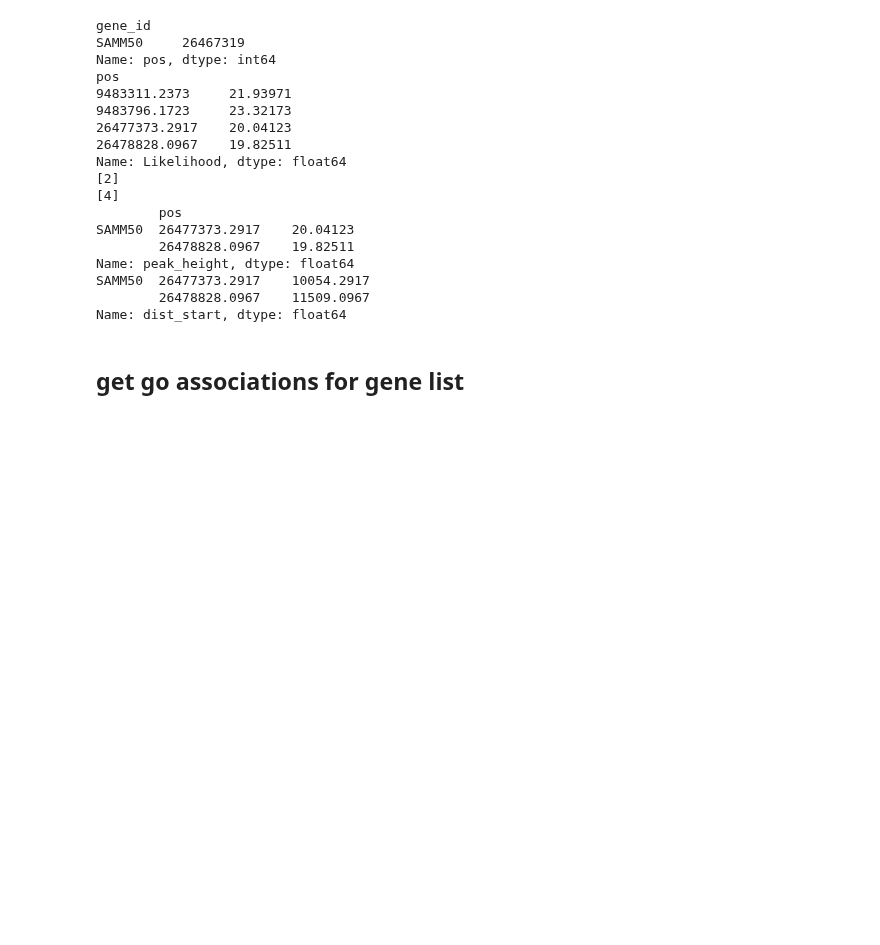
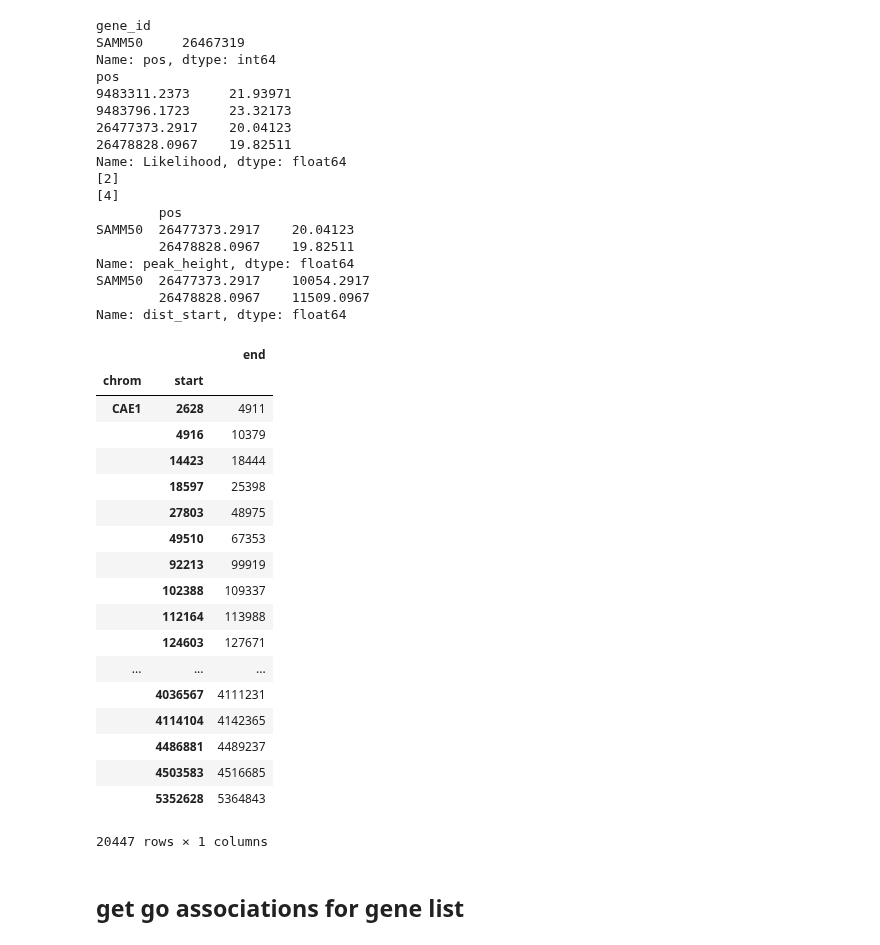
Before and after one commit to peterdfields/hs_vervet, a Jupyter notebook: notebooks/dev_test_enrichment.ipynb, the cells around one changed output. Saved outputs shown, nothing was run; the diff lists cells and outputs as text; code cells hidden in the pictures; blank space fills up the shorter version.

```diff
--- a/notebooks/dev_test_enrichment.ipynb
+++ b/notebooks/dev_test_enrichment.ipynb
@@ -271,3 +279,30 @@ peak_info.sort("Likelihood",ascending=False,inplace=True)
+# %%
+try:
+    gene_df.drop('feature',axis=1,inplace=True)
+except ValueError:
+    print 'Sorry'
+# %%
+gene_df
+# %% [output]
+|  |  | end |
+| chrom | start |  |
+| CAE1 | 2628 | 4911 |
+|  | 4916 | 10379 |
+|  | 14423 | 18444 |
+|  | 18597 | 25398 |
+|  | 27803 | 48975 |
+|  | 49510 | 67353 |
+|  | 92213 | 99919 |
+|  | 102388 | 109337 |
+|  | 112164 | 113988 |
+|  | 124603 | 127671 |
+| ... | ... | ... |
+|  | 4036567 | 4111231 |
+|  | 4114104 | 4142365 |
+|  | 4486881 | 4489237 |
+|  | 4503583 | 4516685 |
+|  | 5352628 | 5364843 |
+20447 rows × 1 columns
 # %% [markdown]
 ## get go associations for gene list
 # %%
```
Also changed, not shown: parts of 79 cells of this notebook, 4 other files.
